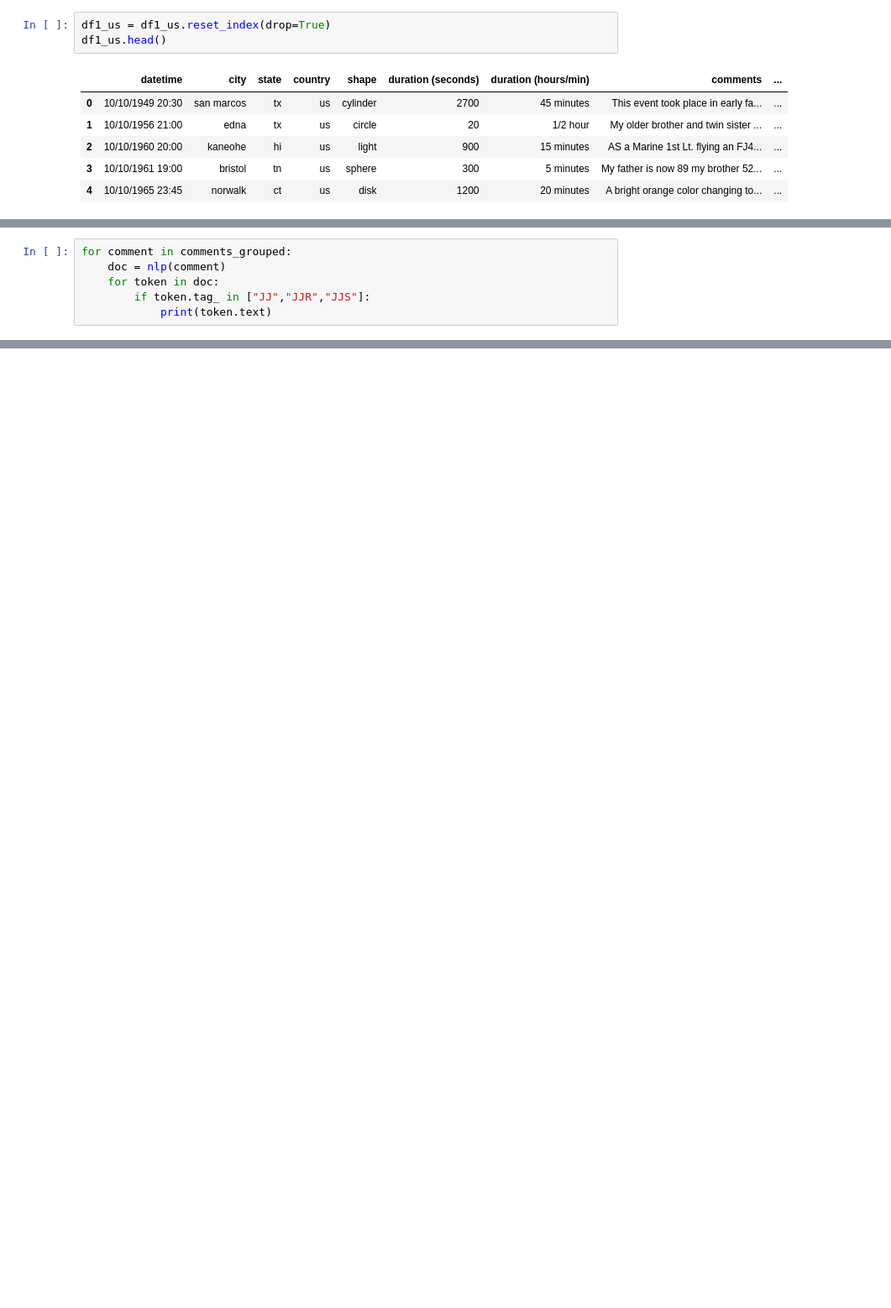
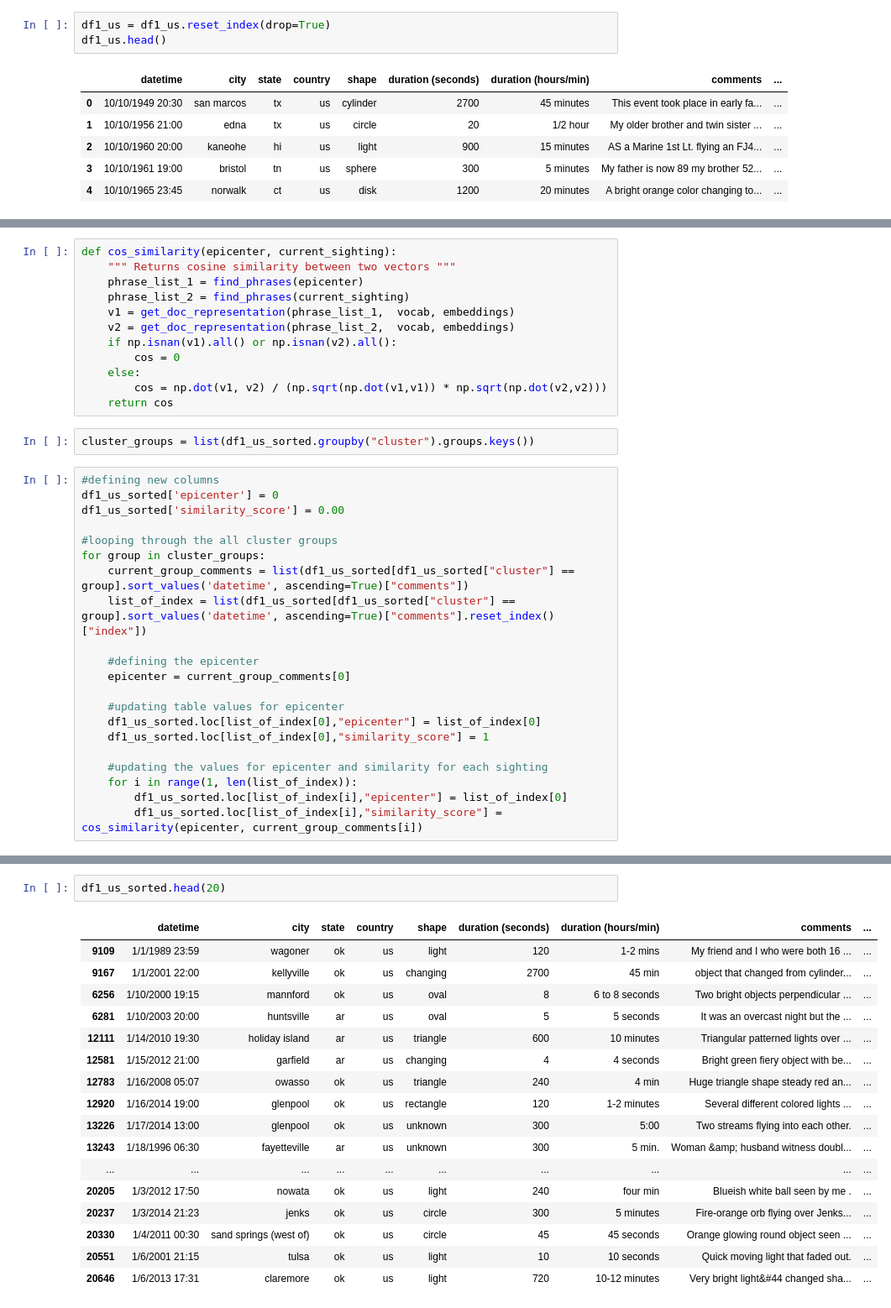
Before and after one commit to MGutensohn/anlp-final-project, a Jupyter notebook: Final_Project_trial_1.ipynb, the cells around one changed output, grey strips where cells are left out. Shown at 84% size. Saved outputs shown, nothing was run; the diff lists cells and outputs as text; blank space fills up the shorter version.

```diff
--- a/Final_Project_trial_1.ipynb
+++ b/Final_Project_trial_1.ipynb
@@ -169,6 +148,0 @@ for i, row in df2[df2["sight_year"]== 2008].sort_values(by="date posted").iterro
-# %%
-for comment in comments_grouped:
-    doc = nlp(comment)
-    for token in doc:
-        if token.tag_ in ["JJ","JJR","JJS"]:
-            print(token.text)
@@ -192,0 +283,35 @@ bdellium
+# %%
+def cos_similarity(epicenter, current_sighting):
+    """ Returns cosine similarity between two vectors """
+    phrase_list_1 = find_phrases(epicenter)
+    phrase_list_2 = find_phrases(current_sighting)
+    v1 = get_doc_representation(phrase_list_1,  vocab, embeddings)
+    v2 = get_doc_representation(phrase_list_2,  vocab, embeddings)
+    if np.isnan(v1).all() or np.isnan(v2).all():
+        cos = 0
+    else:
+        cos = np.dot(v1, v2) / (np.sqrt(np.dot(v1,v1)) * np.sqrt(np.dot(v2,v2)))
+    return cos
+# %%
+cluster_groups = list(df1_us_sorted.groupby("cluster").groups.keys())
+# %%
+#defining new columns
+df1_us_sorted['epicenter'] = 0
+df1_us_sorted['similarity_score'] = 0.00
+
+#looping through the all cluster groups
+for group in cluster_groups:
+    current_group_comments = list(df1_us_sorted[df1_us_sorted["cluster"] == group].sort_values('datetime', ascending=True)["comments"])
+    list_of_index = list(df1_us_sorted[df1_us_sorted["cluster"] == group].sort_values('datetime', ascending=True)["comments"].reset_index()["index"])
+
+    #defining the epicenter
+    epicenter = current_group_comments[0]
+
+    #updating table values for epicenter
+    df1_us_sorted.loc[list_of_index[0],"epicenter"] = list_of_index[0]
+    df1_us_sorted.loc[list_of_index[0],"similarity_score"] = 1
+
+    #updating the values for epicenter and similarity for each sighting
+    for i in range(1, len(list_of_index)):
+        df1_us_sorted.loc[list_of_index[i],"epicenter"] = list_of_index[0]
+        df1_us_sorted.loc[list_of_index[i],"similarity_score"] = cos_similarity(epicenter, current_group_comments[i])
@@ -192,0 +320,20 @@ bdellium
+# %%
+df1_us_sorted.head(20)
+# %% [output]
+|  | datetime | city | state | country | shape | duration (seconds) | duration (hours/min) | comments | ... |
+| 9109 | 1/1/1989 23:59 | wagoner | ok | us | light | 120 | 1-2 mins | My friend and I who were both 16 ... | ... |
+| 9167 | 1/1/2001 22:00 | kellyville | ok | us | changing | 2700 | 45 min | object that changed from cylinder... | ... |
+| 6256 | 1/10/2000 19:15 | mannford | ok | us | oval | 8 | 6 to 8 seconds | Two bright objects perpendicular ... | ... |
+| 6281 | 1/10/2003 20:00 | huntsville | ar | us | oval | 5 | 5 seconds | It was an overcast night but the ... | ... |
+| 12111 | 1/14/2010 19:30 | holiday island | ar | us | triangle | 600 | 10 minutes | Triangular patterned lights over ... | ... |
+| 12581 | 1/15/2012 21:00 | garfield | ar | us | changing | 4 | 4 seconds | Bright green fiery object with be... | ... |
+| 12783 | 1/16/2008 05:07 | owasso | ok | us | triangle | 240 | 4 min | Huge triangle shape steady red an... | ... |
+| 12920 | 1/16/2014 19:00 | glenpool | ok | us | rectangle | 120 | 1-2 minutes | Several different colored lights ... | ... |
+| 13226 | 1/17/2014 13:00 | glenpool | ok | us | unknown | 300 | 5:00 | Two streams flying into each other. | ... |
+| 13243 | 1/18/1996 06:30 | fayetteville | ar | us | unknown | 300 | 5 min. | Woman &amp; husband witness doubl... | ... |
+| ... | ... | ... | ... | ... | ... | ... | ... | ... | ... |
+| 20205 | 1/3/2012 17:50 | nowata | ok | us | light | 240 | four min | Blueish white ball seen by me . | ... |
+| 20237 | 1/3/2014 21:23 | jenks | ok | us | circle | 300 | 5 minutes | Fire-orange orb flying over Jenks... | ... |
+| 20330 | 1/4/2011 00:30 | sand springs (west of) | ok | us | circle | 45 | 45 seconds | Orange glowing round object seen ... | ... |
+| 20551 | 1/6/2001 21:15 | tulsa | ok | us | light | 10 | 10 seconds | Quick moving light that faded out. | ... |
+| 20646 | 1/6/2013 17:31 | claremore | ok | us | light | 720 | 10-12 minutes | Very bright light&#44 changed sha... | ... |
```
Also changed, not shown: parts of 19 cells of this notebook, 1 other file.
